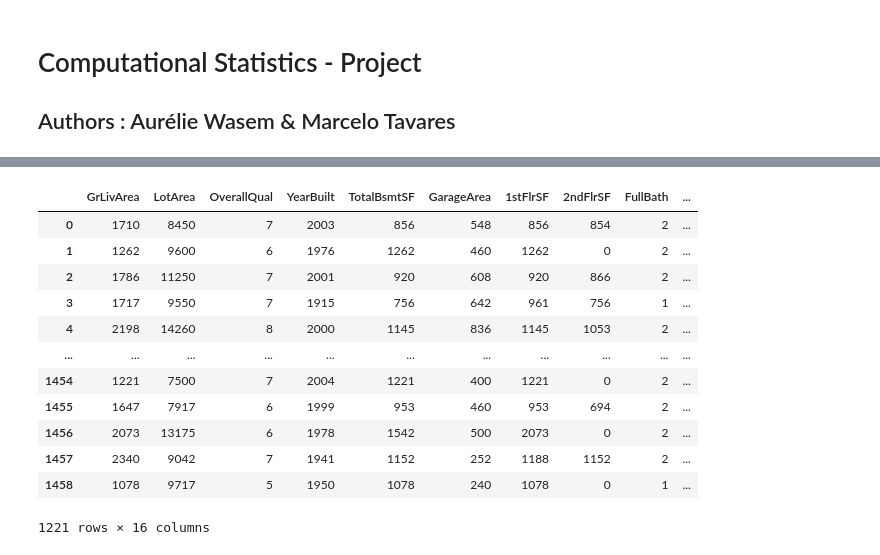
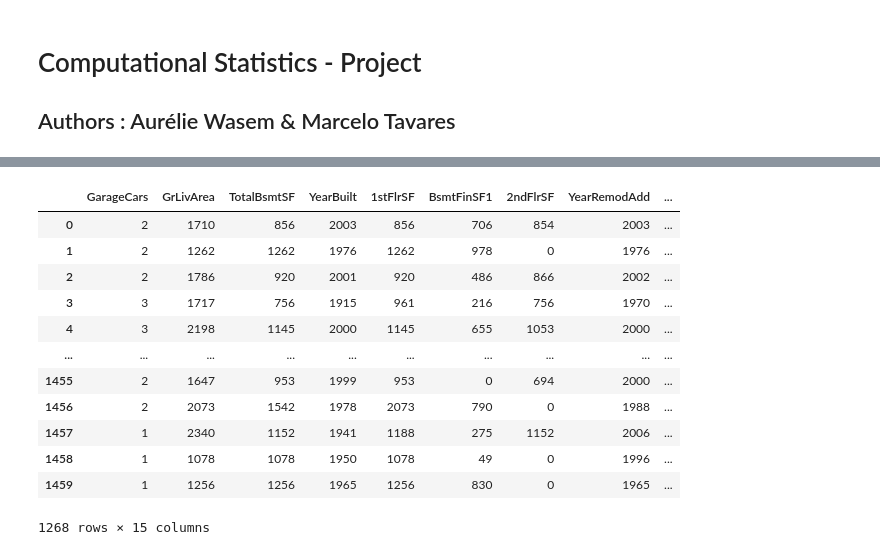
Before and after one commit to decimoplays/CStat-Project, a Jupyter notebook: cstat-project.ipynb, the cells around one changed output, grey strips where cells are left out. Cells and saved outputs as stored; diff of their text form; code cells hidden in the pictures.

```diff
--- a/cstat-project.ipynb
+++ b/cstat-project.ipynb
@@ -24,0 +129,21 @@ salePrice = 'SalePrice'
+# %%
+# Sélection des variables avec Importance > 0.01
+top_features = importance_df[importance_df['Importance'] > 0.01]['Feature'].tolist()
+
+grades = {
+    'Ex' : 5,
+    'Gd' : 4,
+    'TA' : 3,
+    'Fa' : 2,
+    'Po' : 1
+}
+
+
+# Création du DataFrame filtré avec uniquement les top features
+top_features_df = df_encoded[top_features].drop(columns=['ExterQual_Gd','KitchenQual_TA','OverallQual_8'])
+top_features_df['ExterQual'] = train_df['ExterQual'].map(grades).astype('category')
+top_features_df['KitchenQual'] = train_df['KitchenQual'].map(grades).astype('category')
+top_features_df['OverallQual'] = train_df['OverallQual']
+top_features_df['SalePrice'] = y
+
+top_features_df
@@ -81,63 +213,61 @@ def detect_outliers_iqr(data):
 
 # Stocker les seuils pour chaque variable
 outlier_bounds = []
-outlier_filtered_df = train_df.copy()
+outlier_filtered_df = top_features_df.copy()
 
-for var in lst:
-    # MARCELO: ajouté OverallQual car c'est une variable catégorielle
-    if var == 'PoolArea' or var == 'ScreenPorch' or var == 'OverallQual':
+for var in top_features_df.columns:
+    if not pd.api.types.is_numeric_dtype(top_features_df[var]) or pd.api.types.is_bool_dtype(top_features_df[var]):
         continue
-    series = train_df[var].dropna()
+    if var == 'SalePrice':
+        continue
+    series = top_features_df[var].dropna()
     lower, upper = detect_outliers_iqr(series)
 
     # Enregistrer les bornes
     outlier_bounds.append({
         'Variable': var,
         'Lower Bound': lower,
         'Upper Bound': upper,
         'Nb Outliers (low)': (series < lower).sum(),
         'Nb Outliers (high)': (series > upper).sum()
     })
 
     # Supprimer les outliers dans une copie du DataFrame
     outlier_filtered_df = outlier_filtered_df[(outlier_filtered_df[var] >= lower) & (outlier_filtered_df[var] <= upper)]
 
-# MARCELO: ajouté gestion des valeurs extrêmes pour SalePrice
-series = train_df[salePrice].dropna()
+# Gestion des valeurs extrêmes pour SalePrice
+series = top_features_df[salePrice].dropna()
 lower, upper = detect_outliers_iqr(series)
 outlier_bounds.append({
     'Variable': salePrice,
     'Lower Bound': lower,
     'Upper Bound': upper,
     'Nb Outliers (low)' : (series < lower).sum(),
     'Nb Outliers (high)': (series > upper).sum()
 })
 
 outlier_filtered_df = outlier_filtered_df[(outlier_filtered_df[salePrice] >= lower) & (outlier_filtered_df[salePrice] <= upper)]
 
 # Résumé sous forme de tableau
 outlier_bounds_df = pd.DataFrame(outlier_bounds)
 
-# Afficher les seuils pour l'utilisateur
-#import ace_tools as tools; tools.display_dataframe_to_user(name="Outlier Thresholds (IQR Method)", dataframe=outlier_bounds_df)
-
 # Enregistrer le DataFrame filtré sans outliers pour usage futur
-filtered_df = outlier_filtered_df.copy().filter(lst + [salePrice])
+filtered_df = outlier_filtered_df.copy().filter(top_features_df.columns)
 filtered_df
 # %% [output]
-|  | GrLivArea | LotArea | OverallQual | YearBuilt | TotalBsmtSF | GarageArea | 1stFlrSF | 2ndFlrSF | FullBath | ... |
-| 0 | 1710 | 8450 | 7 | 2003 | 856 | 548 | 856 | 854 | 2 | ... |
-| 1 | 1262 | 9600 | 6 | 1976 | 1262 | 460 | 1262 | 0 | 2 | ... |
-| 2 | 1786 | 11250 | 7 | 2001 | 920 | 608 | 920 | 866 | 2 | ... |
-| 3 | 1717 | 9550 | 7 | 1915 | 756 | 642 | 961 | 756 | 1 | ... |
-| 4 | 2198 | 14260 | 8 | 2000 | 1145 | 836 | 1145 | 1053 | 2 | ... |
-| ... | ... | ... | ... | ... | ... | ... | ... | ... | ... | ... |
-| 1454 | 1221 | 7500 | 7 | 2004 | 1221 | 400 | 1221 | 0 | 2 | ... |
-| 1455 | 1647 | 7917 | 6 | 1999 | 953 | 460 | 953 | 694 | 2 | ... |
-| 1456 | 2073 | 13175 | 6 | 1978 | 1542 | 500 | 2073 | 0 | 2 | ... |
-| 1457 | 2340 | 9042 | 7 | 1941 | 1152 | 252 | 1188 | 1152 | 2 | ... |
-| 1458 | 1078 | 9717 | 5 | 1950 | 1078 | 240 | 1078 | 0 | 1 | ... |
+|  | GarageCars | GrLivArea | TotalBsmtSF | YearBuilt | 1stFlrSF | BsmtFinSF1 | 2ndFlrSF | YearRemodAdd | ... |
+| 0 | 2 | 1710 | 856 | 2003 | 856 | 706 | 854 | 2003 | ... |
+| 1 | 2 | 1262 | 1262 | 1976 | 1262 | 978 | 0 | 1976 | ... |
+| 2 | 2 | 1786 | 920 | 2001 | 920 | 486 | 866 | 2002 | ... |
+| 3 | 3 | 1717 | 756 | 1915 | 961 | 216 | 756 | 1970 | ... |
+| 4 | 3 | 2198 | 1145 | 2000 | 1145 | 655 | 1053 | 2000 | ... |
+| ... | ... | ... | ... | ... | ... | ... | ... | ... | ... |
+| 1455 | 2 | 1647 | 953 | 1999 | 953 | 0 | 694 | 2000 | ... |
+| 1456 | 2 | 2073 | 1542 | 1978 | 2073 | 790 | 0 | 1988 | ... |
+| 1457 | 1 | 2340 | 1152 | 1941 | 1188 | 275 | 1152 | 2006 | ... |
+| 1458 | 1 | 1078 | 1078 | 1950 | 1078 | 49 | 0 | 1996 | ... |
+| 1459 | 1 | 1256 | 1256 | 1965 | 1256 | 830 | 0 | 1965 | ... |
-1221 rows × 16 columns
+1268 rows × 15 columns
 # %%
 import statsmodels.api as sm
 
```
Also changed, not shown: parts of 13 cells of this notebook.
